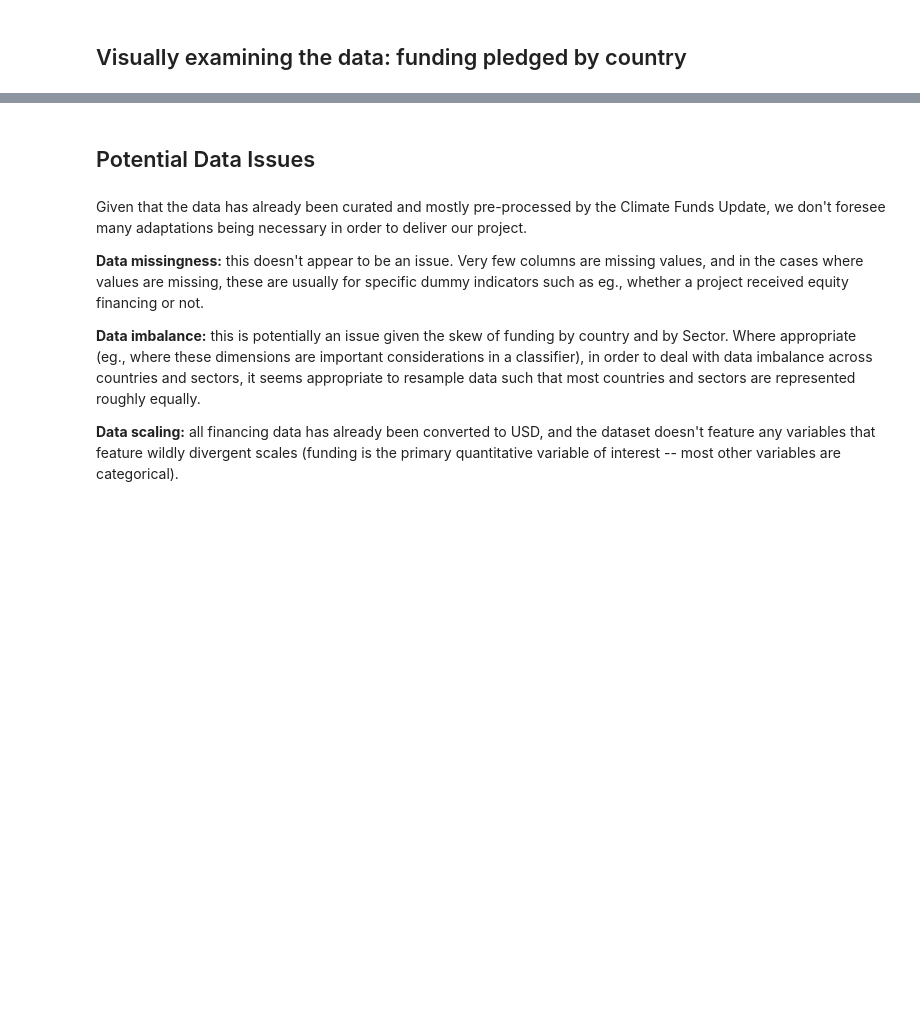
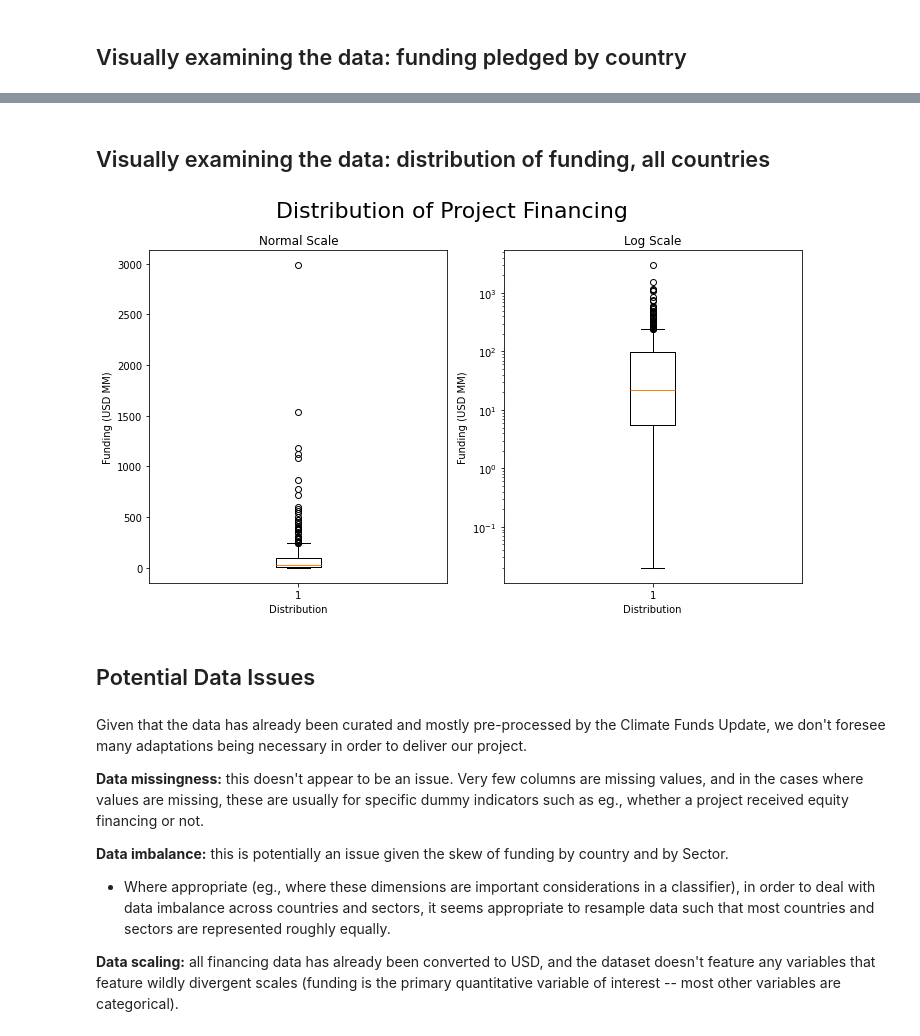
Before and after one commit to ESeufert/AC209a-Group-1---Class-Project, a Jupyter notebook: Milestone_2/Milestone_2.ipynb, the cells around one changed output, grey strips where cells are left out. Drawn from its saved outputs; the diff is of its cells as text; code cells hidden in the pictures; blank space fills up the shorter version.

```diff
--- a/Milestone_2/Milestone_2.ipynb
+++ b/Milestone_2/Milestone_2.ipynb
@@ -157,3 +157,26 @@ plt.show();
+# %% [markdown]
+## Visually examining the data: distribution of funding, all countries ##
+# %%
+fig, axes = plt.subplots( ncols=2, nrows=1, figsize=( 10, 6 ) )
+
+## normal y scale
+axes[ 0 ].boxplot( grouped_project_funding[ 'Funding' ] )
+axes[ 0 ].set_xlabel( "Distribution" )
+axes[ 0 ].set_ylabel("Funding (USD MM)")
+axes[ 0 ].set_title( f"Normal Scale" )
+
+## logged y scale
+axes[ 1 ].boxplot( grouped_project_funding[ 'Funding' ] )
+axes[ 1 ].set_yscale( 'log' )
+axes[ 1 ].set_xlabel( "Distribution" )
+axes[ 1 ].set_ylabel("Funding (USD MM)")
+axes[ 1 ].set_title( f"Log Scale" )
+
+plt.suptitle( "Distribution of Project Financing", fontsize=22 )
+plt.tight_layout()
+plt.show();
+# %% [output]
+[figure, added]
 # %% [markdown]
 ## Potential Data Issues ##
 # %% [markdown]
@@ -161,6 +184,7 @@ Given that the data has already been curated and mostly pre-processed by the Cli
 
 **Data missingness:** this doesn't appear to be an issue. Very few columns are missing values, and in the cases where values are missing, these are usually for specific dummy indicators such as eg., whether a project received equity financing or not.
 
-**Data imbalance:** this is potentially an issue given the skew of funding by country and by Sector. Where appropriate (eg., where these dimensions are important considerations in a classifier), in order to deal with data imbalance across countries and sectors, it seems appropriate to resample data such that most countries and sectors are represented roughly equally.
+**Data imbalance:** this is potentially an issue given the skew of funding by country and by Sector.
+- Where appropriate (eg., where these dimensions are important considerations in a classifier), in order to deal with data imbalance across countries and sectors, it seems appropriate to resample data such that most countries and sectors are represented roughly equally.
 
 **Data scaling:** all financing data has already been converted to USD, and the dataset doesn't feature any variables that feature wildly divergent scales (funding is the primary quantitative variable of interest -- most other variables are categorical).
```
Also changed, not shown: parts of 3 cells of this notebook.
